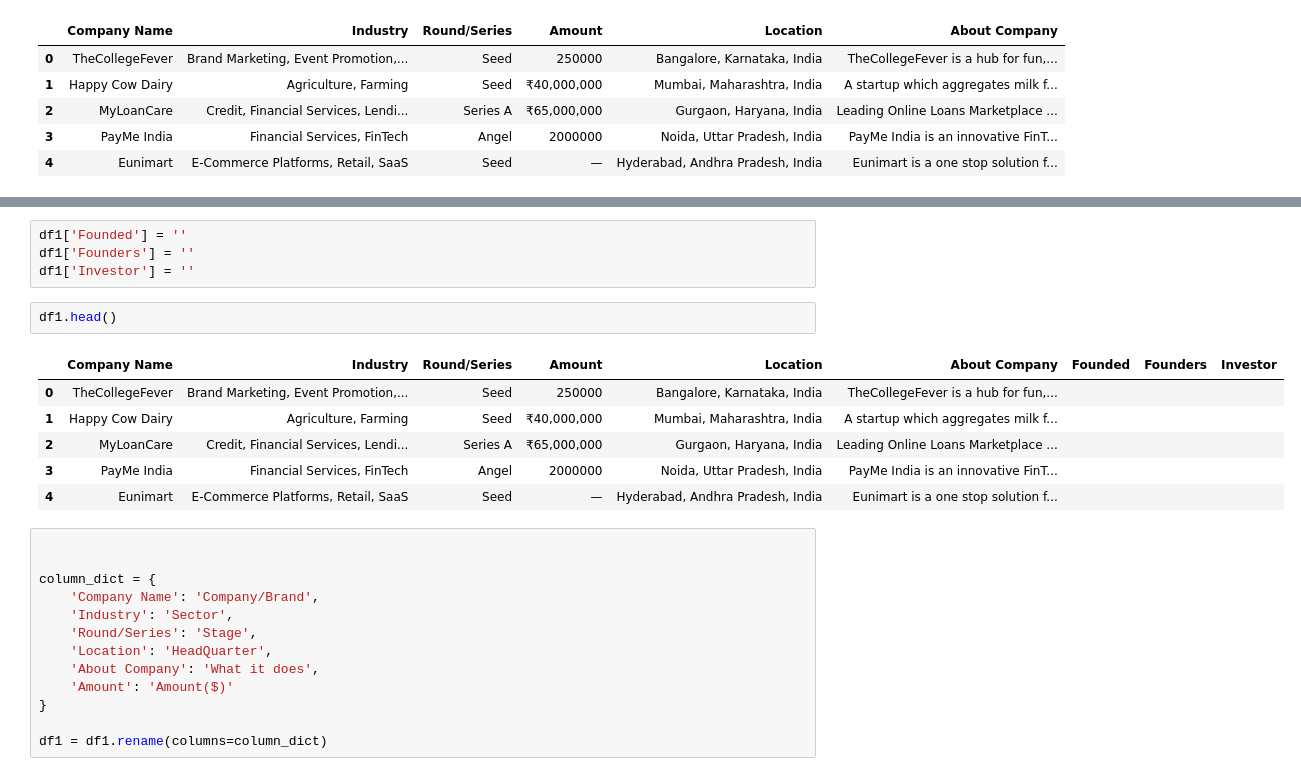
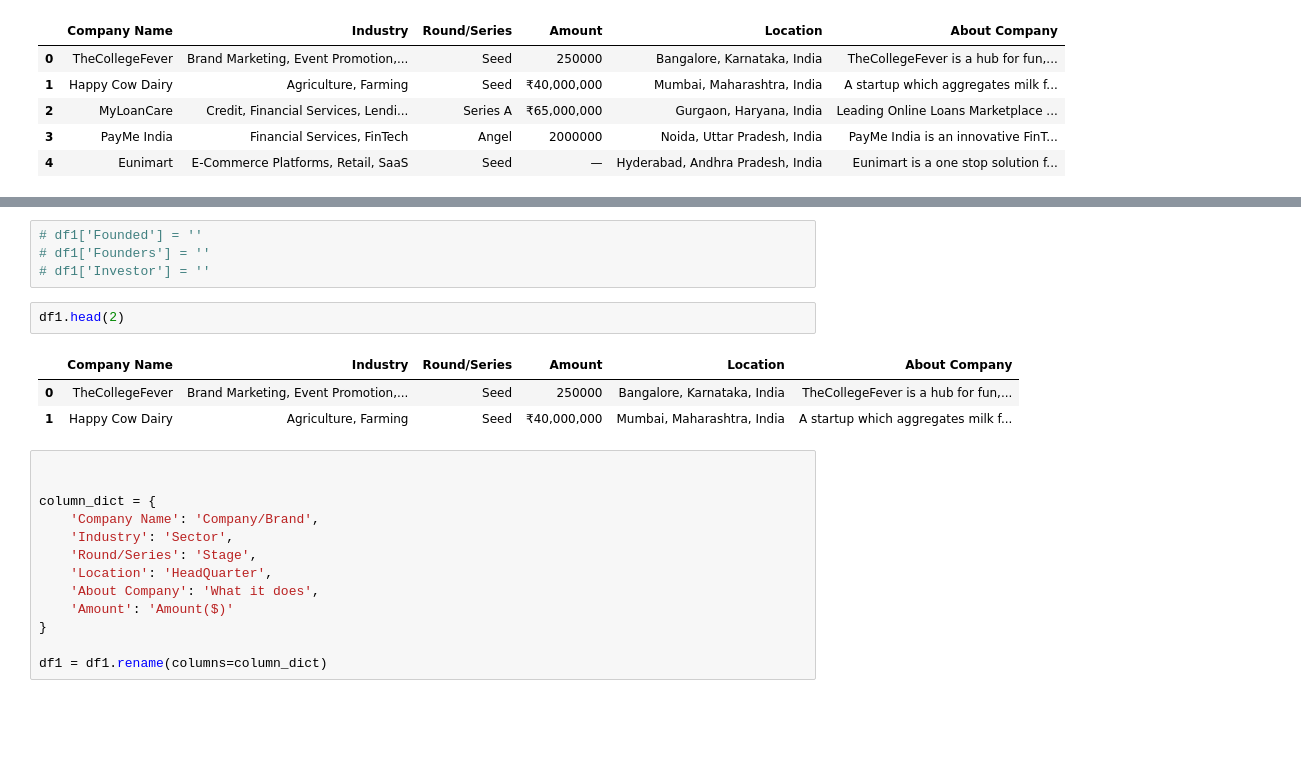
Before and after one commit to iameberedavid/Indian-Start-Up-Funding-Analysis, a Jupyter notebook: Indian Startup Data Cleaning.ipynb, the cells around one changed output, grey strips where cells are left out. Cells and saved outputs as stored; diff of their text form; blank space fills up the shorter version.

```diff
--- a/Indian Startup Data Cleaning.ipynb
+++ b/Indian Startup Data Cleaning.ipynb
@@ -48,18 +49,15 @@ df4.head()
 | 3 | Bizongo | 2015.0 | Mumbai | B2B E-commerce | Bizongo is a business-to-business... | Aniket Deb, Ankit Tomar, Sachin A... | CDC Group, IDG Capital | $51,000,000 | Series C |
 | 4 | FypMoney | 2021.0 | Gurugram | FinTech | FypMoney is Digital NEO Bank for ... | Kapil Banwari | Liberatha Kallat, Mukesh Yadav, D... | $2,000,000 | Seed |
 # %%
-df1['Founded'] = ''
-df1['Founders'] = ''
-df1['Investor'] = ''
+# df1['Founded'] = ''
+# df1['Founders'] = ''
+# df1['Investor'] = ''
 # %%
-df1.head()
+df1.head(2)
 # %% [output]
-|  | Company Name | Industry | Round/Series | Amount | Location | About Company | Founded | Founders | Investor |
-| 0 | TheCollegeFever | Brand Marketing, Event Promotion,... | Seed | 250000 | Bangalore, Karnataka, India | TheCollegeFever is a hub for fun,... |  |  |  |
-| 1 | Happy Cow Dairy | Agriculture, Farming | Seed | ₹40,000,000 | Mumbai, Maharashtra, India | A startup which aggregates milk f... |  |  |  |
-| 2 | MyLoanCare | Credit, Financial Services, Lendi... | Series A | ₹65,000,000 | Gurgaon, Haryana, India | Leading Online Loans Marketplace ... |  |  |  |
-| 3 | PayMe India | Financial Services, FinTech | Angel | 2000000 | Noida, Uttar Pradesh, India | PayMe India is an innovative FinT... |  |  |  |
-| 4 | Eunimart | E-Commerce Platforms, Retail, SaaS | Seed | — | Hyderabad, Andhra Pradesh, India | Eunimart is a one stop solution f... |  |  |  |
+|  | Company Name | Industry | Round/Series | Amount | Location | About Company |
+| 0 | TheCollegeFever | Brand Marketing, Event Promotion,... | Seed | 250000 | Bangalore, Karnataka, India | TheCollegeFever is a hub for fun,... |
+| 1 | Happy Cow Dairy | Agriculture, Farming | Seed | ₹40,000,000 | Mumbai, Maharashtra, India | A startup which aggregates milk f... |
 # %%
 
 
```
Also changed, not shown: parts of 14 cells of this notebook, 1 other file.
